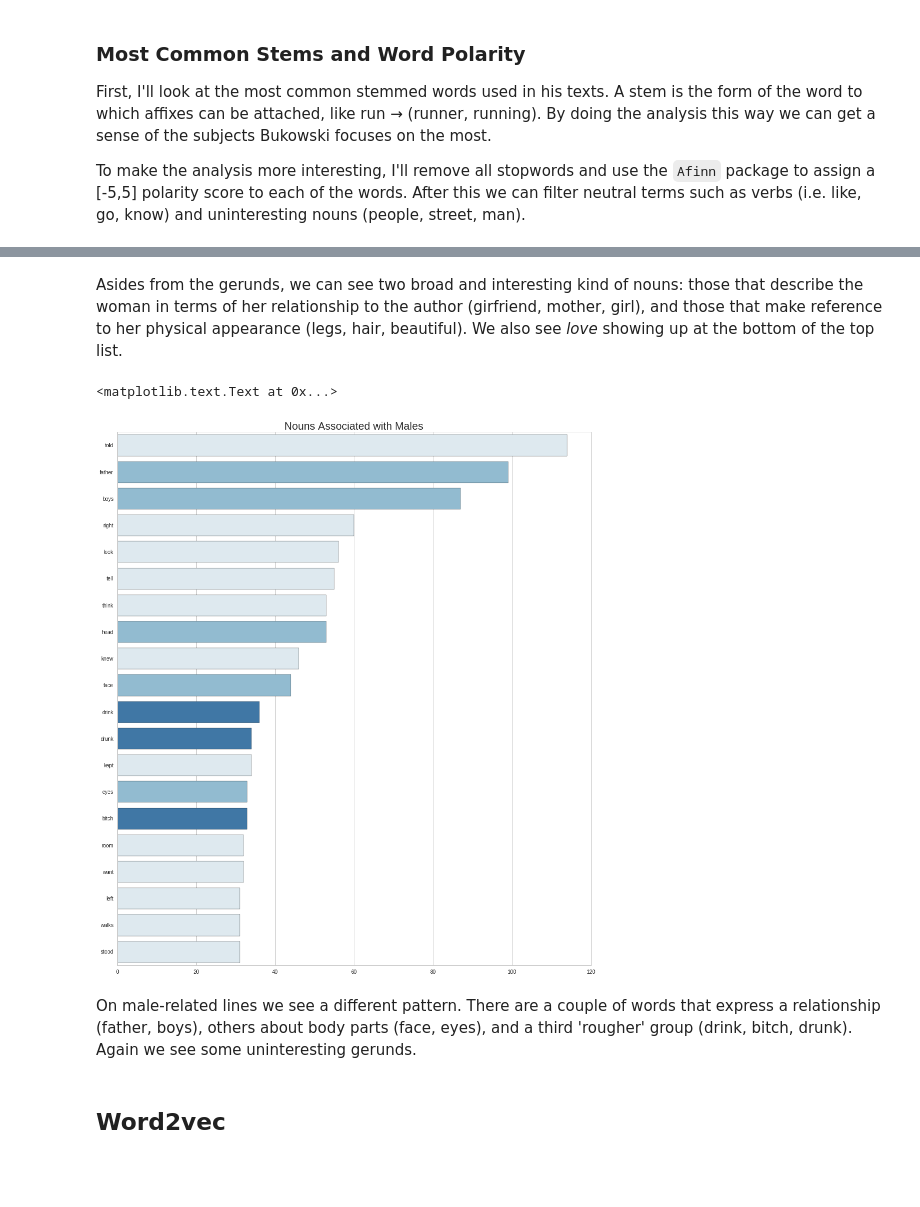
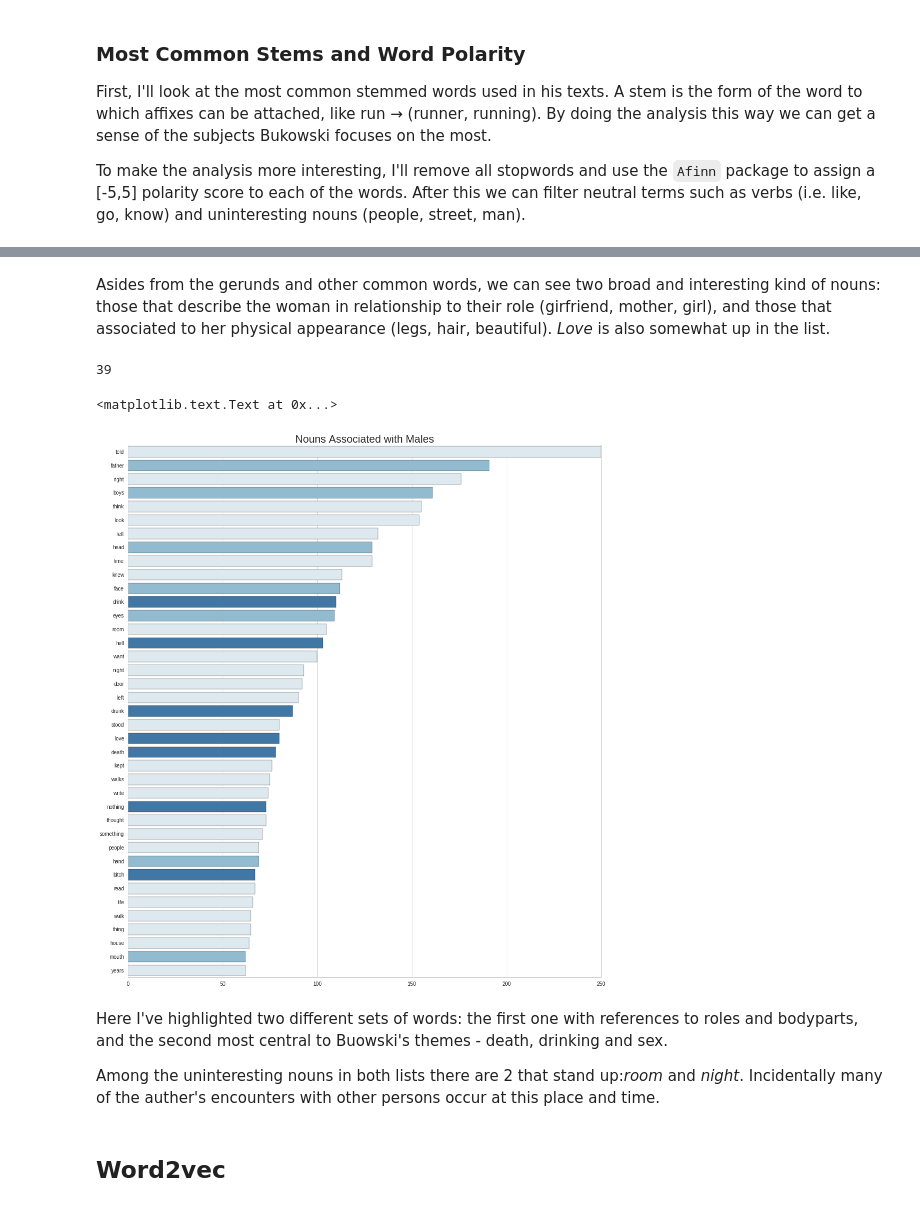
Before and after one commit to masta-g3/summer_networks, a Jupyter notebook: bukowski_networks/sentiment_bukowski.ipynb, the cells around one changed output, grey strips where cells are left out. Cells and saved outputs as stored; diff of their text form; code cells hidden in the pictures; blank space fills up the shorter version.

```diff
--- a/bukowski_networks/sentiment_bukowski.ipynb
+++ b/bukowski_networks/sentiment_bukowski.ipynb
@@ -47,9 +47,9 @@ To make the analysis more interesting, I'll remove all stopwords and use the `Af
 # %%
 ## Word sentiment scorer.
 afinn = Afinn()
-commons = pd.DataFrame({'word': [word[0] for word in text_stem.most_common(200)],
-                        'count': [word[1] for word in text_stem.most_common(200)],
-                        'score' : [afinn.score(word[0]) for word in text_stem.most_common(200)]})
+commons = pd.DataFrame({'word': [word[0] for word in text_stem.most_common(240)],
+                        'count': [word[1] for word in text_stem.most_common(240)],
+                        'score' : [afinn.score(word[0]) for word in text_stem.most_common(240)]})
 
 ## Get only non-neutral words.
 nn_commons = commons[~commons['score'].isin([-1,0,1])]
@@ -93,7 +96,7 @@ m_counts = Counter()
 f_counts = Counter()
 
 for i, r in content.iterrows():
-    sent = r['tokens']
+    sent = [word for line in content.loc[i:i+1,'tokens'] for word in line]
     if (not set(sent).isdisjoint(male_words)) and (set(sent).isdisjoint(female_words)):
         for wd in [nltk.pos_tag([word.lower()])[0] for word in sent \
                    if ((word.lower() not in stop_words) and len(word)>3)]:
@@ -115,11 +118,11 @@ About 15% of the lines make reference to some sort of human interaction. I expec
 # %%
 f_words = pd.DataFrame({ \
-    'word' : [pair[0][0] for pair in f_counts.most_common() if ('NN' in pair[0][1] and pair[1] > 30)], \
-    'count' : [pair[1] for pair in f_counts.most_common() if ('NN' in pair[0][1] and pair[1] > 30)] \
+    'word' : [pair[0][0] for pair in f_counts.most_common() if ('NN' in pair[0][1] and pair[1] > 50)], \
+    'count' : [pair[1] for pair in f_counts.most_common() if ('NN' in pair[0][1] and pair[1] > 50)] \
                        })
-
+print len(f_words)
 ## Manual word labels.
-f_words['type'] = [1,1,1,1,1,1,0,1,1,0,0,2,2,0,2,2,0,1]
+f_words['type'] = [1,1,1,1,1,1,0,1,1,0,0,0,0,2,2,0,0,0,2,0,2,0,2,0,0,0,2,0,2,2,1,0,1,0,1,0,1,0,1,0]
 
 ## Get only non-neutral words.
 ix = f_words.word
@@ -140,32 +144,35 @@ plt.xlabel('')
 # %% [markdown]
-Asides from the gerunds, we can see two broad and interesting kind of nouns: those that describe the woman in terms of her relationship to the author (girfriend, mother, girl), and those that make reference to her physical appearance (legs, hair, beautiful). We also see *love* showing up at the bottom of the top list.
+Asides from the gerunds and other common words, we can see two broad and interesting kind of nouns: those that describe the woman in relationship to their role (girfriend, mother, girl), and those that associated to her physical appearance (legs, hair, beautiful). *Love* is also somewhat up in the list.
 # %%
 m_words = pd.DataFrame({ \
-    'word' : [pair[0][0] for pair in m_counts.most_common() if ('NN' in pair[0][1] and pair[1] > 30)], \
-    'count' : [pair[1] for pair in m_counts.most_common() if ('NN' in pair[0][1] and pair[1] > 30)] \
+    'word' : [pair[0][0] for pair in m_counts.most_common() if ('NN' in pair[0][1] and pair[1] > 60)], \
+    'count' : [pair[1] for pair in m_counts.most_common() if ('NN' in pair[0][1] and pair[1] > 60)] \
                        })
-
+print len(m_words)
 ## Manual word labels.
-m_words['type'] = [2,1,1,2,2,2,2,1,2,1,0,0,2,1,0,2,2,2,2,2]
+m_words['type'] = [2,1,2,1,2,2,2,1,2,2,1,0,1,2,0,2,2,2,2,0,2,0,0,2,2,2,0,2,2,2,1,0,2,2,2,2,2,1,2]
 
 ## Get only non-neutral words.
 ix = m_words.word
 m_words = m_words.pivot(index='word', columns='type', values='count').reindex(ix)
 
 i=0
 for col in m_words.columns:
     sns.barplot(x=col, y='word', data=m_words.reset_index(), \
                 color=palette[-i-1], order=m_words.index)
     i+=1
 
 plt.title('Nouns Associated with Males')
 plt.ylabel('')
 plt.xlabel('')
 # %% [output]
-<matplotlib.text.Text at 0x...>
+39
+<matplotlib.text.Text at 0x...>
-[figure, old version]
+[figure, new version]
-# %% [markdown]
-On male-related lines we see a different pattern. There are a couple of words that express a relationship (father, boys), others about body parts (face, eyes), and a third 'rougher' group (drink, bitch, drunk). Again we see some uninteresting gerunds.
+# %% [markdown]
+Here I've highlighted two different sets of words: the first one with references to roles and bodyparts, and the second most central to Buowski's themes - death, drinking and sex.
+
+Among the uninteresting nouns in both lists there are 2 that stand up:*room* and *night*. Incidentally many of the auther's encounters with other persons occur at this place and time.
 # %% [markdown]
 ## Word2vec
 # %%
```
Also changed, not shown: parts of 6 cells of this notebook, 1 other file.
